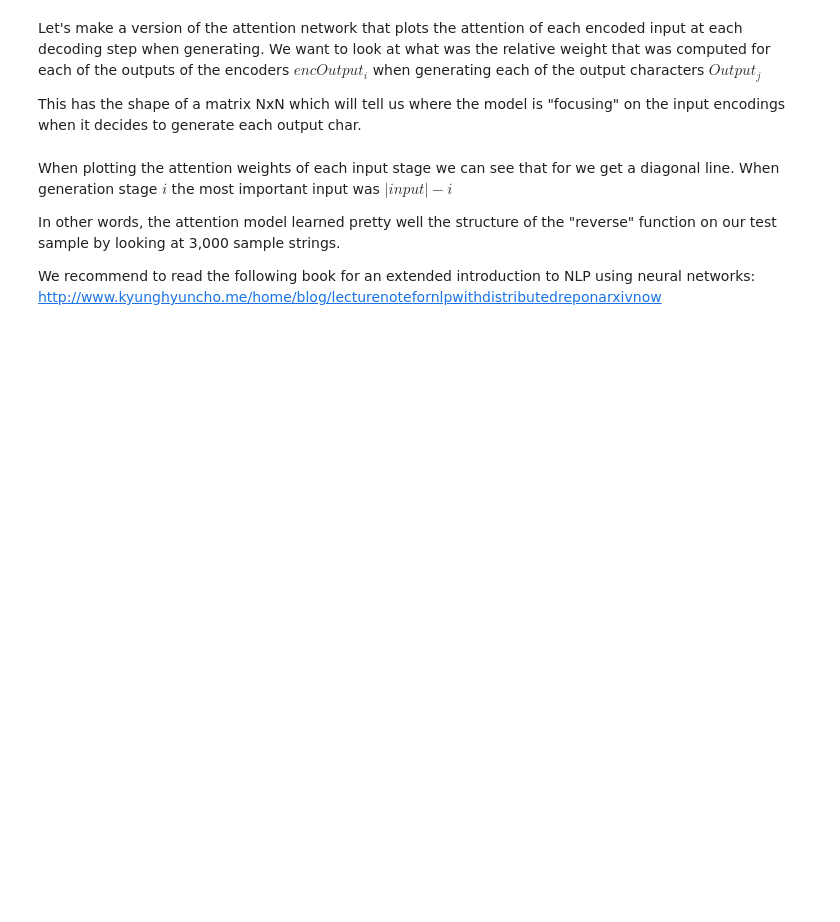
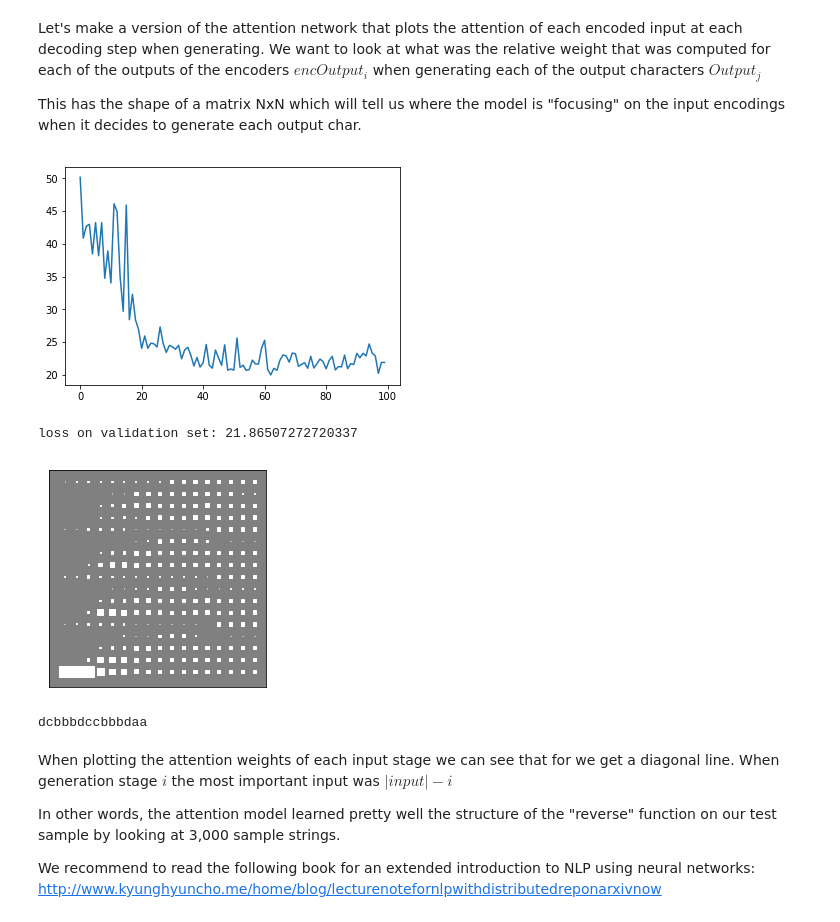
Before and after one commit to talbaumel/talbaumel.github.io, a Jupyter notebook: blog/attention/Neural Attention Mechanism PyTorch.ipynb, the cells around one changed output. Cells and saved outputs as stored; diff of their text form; code cells hidden in the pictures; blank space fills up the shorter version.

```diff
--- a/blog/attention/Neural Attention Mechanism PyTorch.ipynb
+++ b/blog/attention/Neural Attention Mechanism PyTorch.ipynb
@@ -411,7 +447,7 @@ class AttentionNetworkWithPrint(EncoderDecoderAttentionNetwork):
 
     def attention(self, encoder_outputs, decoder_state):
         unnormalized_att = self.att_v(F.tanh(self.att_w1(decoder_state) + self.att_w2(encoder_outputs)))
-        att = F.softmax(unnormalized_att.permute(1,0,2), dim=0).permute(1,0,2)
+        att = F.softmax(unnormalized_att.permute(1,0,2), dim=1).permute(1,0,2)
         if self.should_print:
             self.att_mat.append(att.data.numpy())
         attended = encoder_outputs.mul(att).sum(0)
@@ -450,13 +486,16 @@ class AttentionNetworkWithPrint(EncoderDecoderAttentionNetwork):
         att.att_mat = []
         return output_string
 # %%
-ENC_RNN_NUM_OF_LAYERS = 1
-#DEC_RNN_NUM_OF_LAYERS = 1
-EMBEDDINGS_SIZE = 4
-ENC_STATE_SIZE = 32
-#DEC_STATE_SIZE = 32
+NUM_OF_LAYERS = 1
+EMBEDDINGS_SIZE = 128
+STATE_SIZE = 128
 
-att = AttentionNetworkWithPrint(ENC_RNN_NUM_OF_LAYERS, EMBEDDINGS_SIZE, ENC_STATE_SIZE)
+att = AttentionNetworkWithPrint(NUM_OF_LAYERS, EMBEDDINGS_SIZE, STATE_SIZE)
 train(att, train_set, val_set)
 
 print(att.generate_and_plot_attention('abcdabcdabcdabcd'))
+# %% [output]
+[figure, added]
+loss on validation set: 21.86507272720337
+[figure, added]
+dcbbbdccbbbdaa
```
Also changed, not shown: parts of 14 cells of this notebook.
